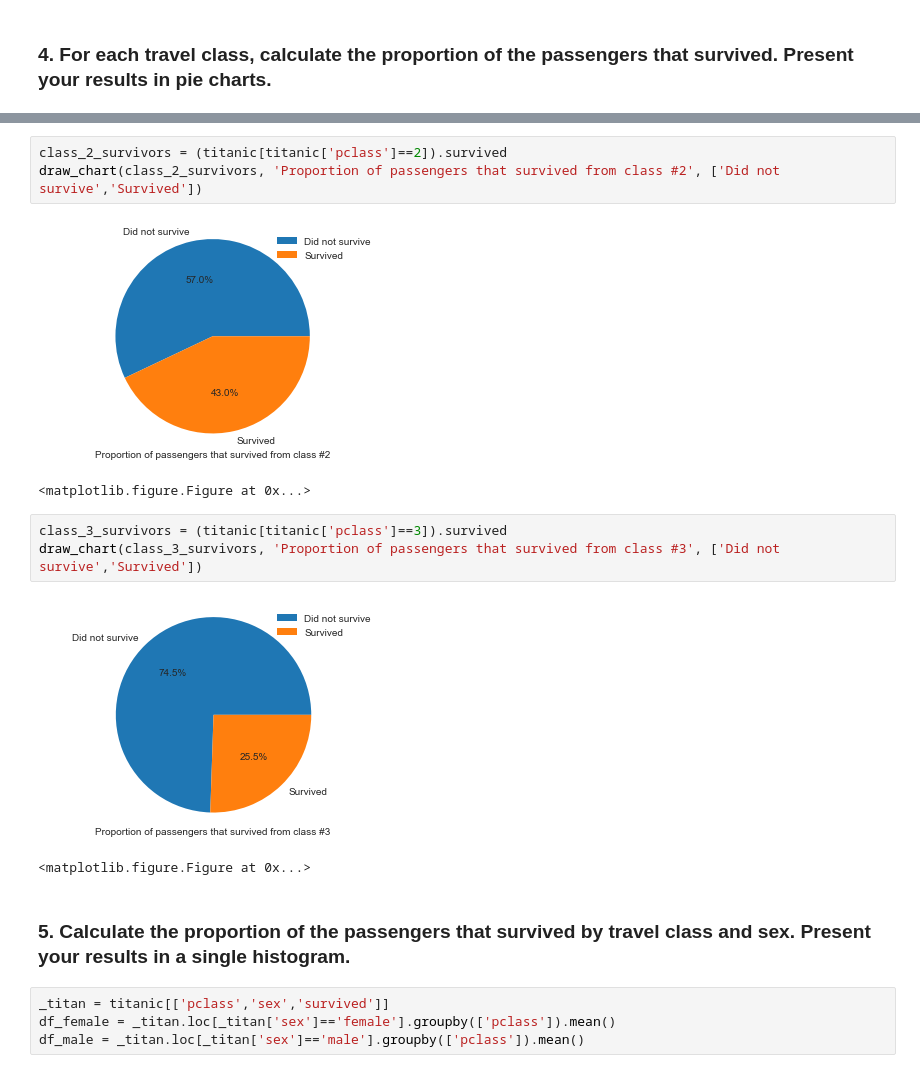
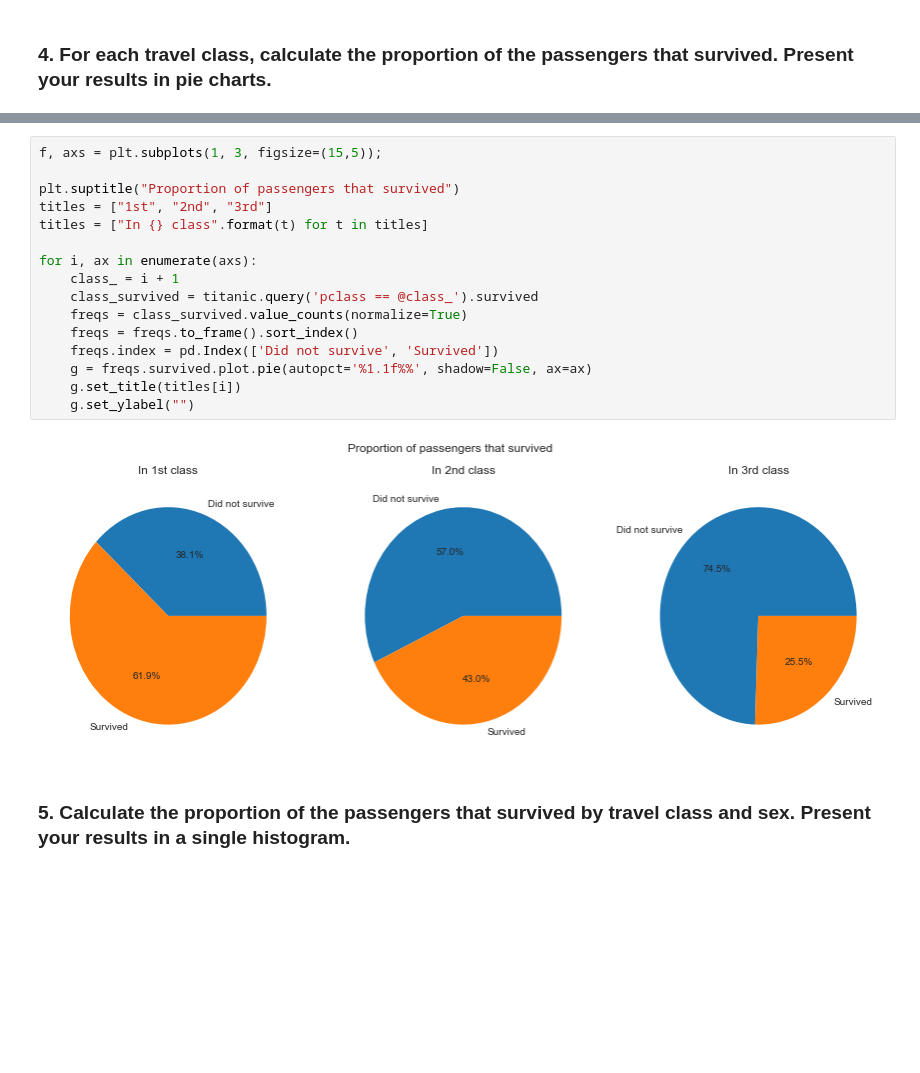
Before and after one commit to brunebastide/ADA, a Jupyter notebook: 01-pandas-and-data-wrangling/hw1.ipynb, the cells around one changed output, grey strips where cells are left out. Saved outputs shown, nothing was run; the diff lists cells and outputs as text; blank space fills up the shorter version.

```diff
--- a/01-pandas-and-data-wrangling/hw1.ipynb
+++ b/01-pandas-and-data-wrangling/hw1.ipynb
@@ -758,18 +736,20 @@ draw_chart(class_1_survivors, 'Proportion of passengers that survived from class
-# %%
-class_2_survivors = (titanic[titanic['pclass']==2]).survived
-draw_chart(class_2_survivors, 'Proportion of passengers that survived from class #2', ['Did not survive','Survived'])
-# %% [output]
-[figure, removed]
-<matplotlib.figure.Figure at 0x...>
-# %%
-class_3_survivors = (titanic[titanic['pclass']==3]).survived
-draw_chart(class_3_survivors, 'Proportion of passengers that survived from class #3', ['Did not survive','Survived'])
-# %% [output]
-[figure, removed]
-<matplotlib.figure.Figure at 0x...>
+# %%
+f, axs = plt.subplots(1, 3, figsize=(15,5));
+
+plt.suptitle("Proportion of passengers that survived")
+titles = ["1st", "2nd", "3rd"]
+titles = ["In {} class".format(t) for t in titles]
+
+for i, ax in enumerate(axs):
+    class_ = i + 1
+    class_survived = titanic.query('pclass == @class_').survived
+    freqs = class_survived.value_counts(normalize=True)
+    freqs = freqs.to_frame().sort_index()
+    freqs.index = pd.Index(['Did not survive', 'Survived'])
+    g = freqs.survived.plot.pie(autopct='%1.1f%%', shadow=False, ax=ax)
+    g.set_title(titles[i])
+    g.set_ylabel("")
+# %% [output]
+[figure, added]
 # %% [markdown]
 ### 5. Calculate the proportion of the passengers that survived by travel class and sex. Present your results in a single histogram.
-# %%
-_titan = titanic[['pclass','sex','survived']]
-df_female = _titan.loc[_titan['sex']=='female'].groupby(['pclass']).mean()
-df_male = _titan.loc[_titan['sex']=='male'].groupby(['pclass']).mean()
```
Also changed, not shown: parts of 35 cells of this notebook.
